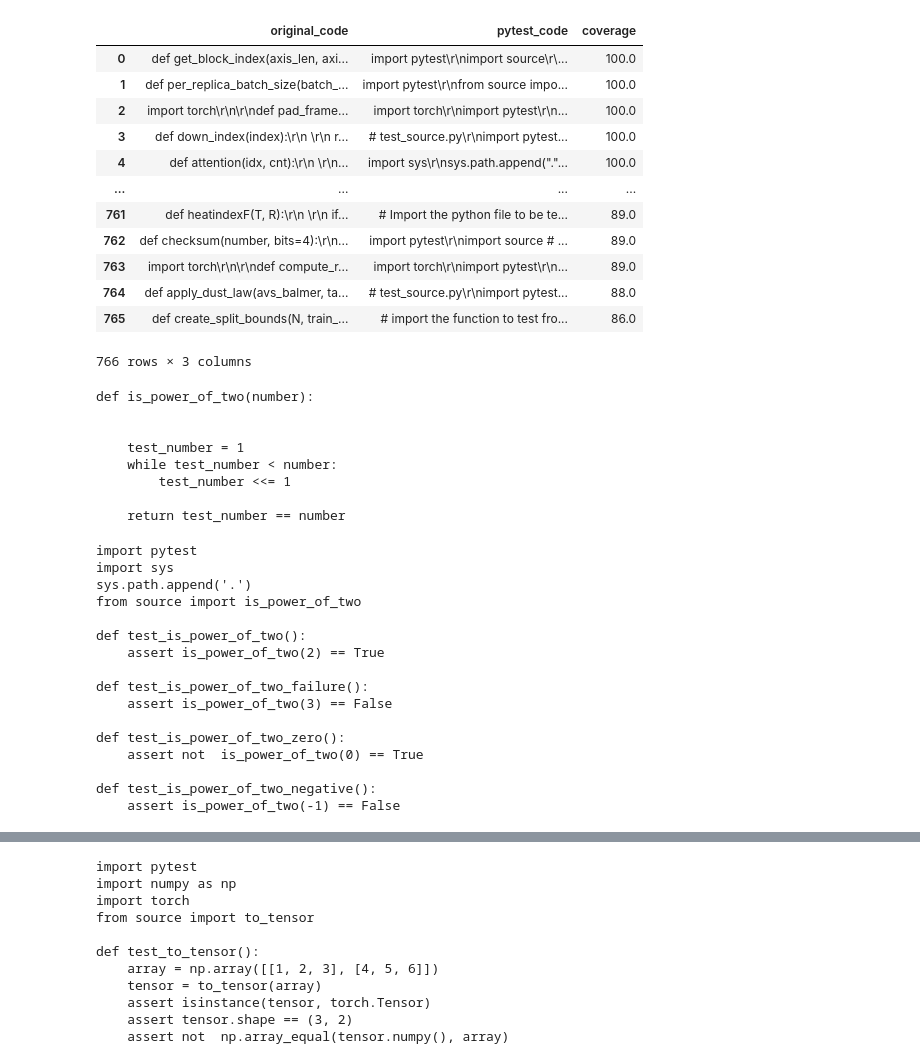
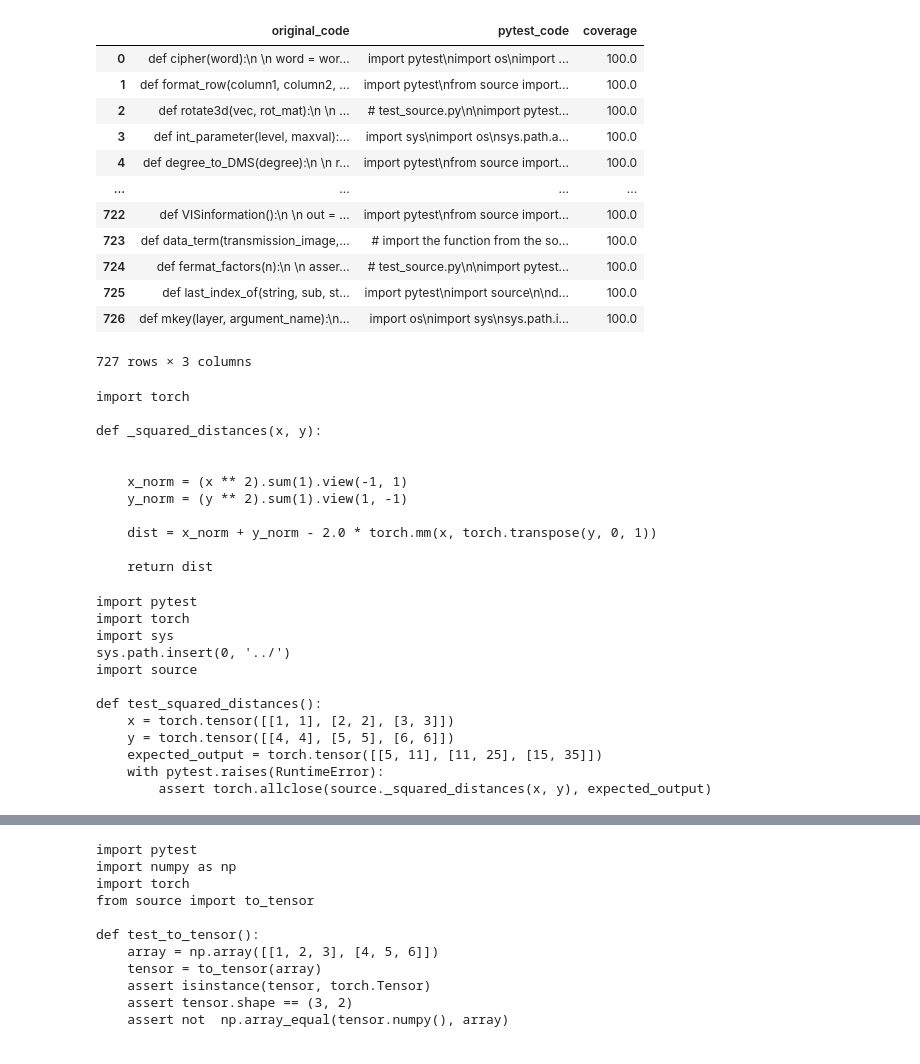
Before and after one commit to popesculuca00/synthetic_pytest_data_generation, a Jupyter notebook: eda_upload_data.ipynb, the cells around one changed output, grey strips where cells are left out. Saved outputs shown, nothing was run; the diff lists cells and outputs as text; code cells hidden in the pictures.

Commit message:
Added more data

```diff
--- a/eda_upload_data.ipynb
+++ b/eda_upload_data.ipynb
@@ -3,52 +3,51 @@ import os
 import numpy as np
 import pandas as pd
 # %%
-df = pd.read_csv("generated/18000_19000_dataset_results.csv")
-df[df.coverage > 85]
+df = pd.read_csv("generated/45000_46000_dataset_results.csv")
+df[df.coverage > 99]
 # %% [output]
 |  | original_code | pytest_code | coverage |
-| 0 | def get_block_index(axis_len, axi... | import pytest\r\nimport source\r\... | 100.0 |
-| 1 | def per_replica_batch_size(batch_... | import pytest\r\nfrom source impo... | 100.0 |
-| 2 | import torch\r\n\r\ndef pad_frame... | import torch\r\nimport pytest\r\n... | 100.0 |
-| 3 | def down_index(index):\r\n \r\n r... | # test_source.py\r\nimport pytest... | 100.0 |
-| 4 | def attention(idx, cnt):\r\n \r\n... | import sys\r\nsys.path.append("."... | 100.0 |
+| 0 | def cipher(word):\n \n word = wor... | import pytest\nimport os\nimport ... | 100.0 |
+| 1 | def format_row(column1, column2, ... | import pytest\nfrom source import... | 100.0 |
+| 2 | def rotate3d(vec, rot_mat):\n \n ... | # test_source.py\n\nimport pytest... | 100.0 |
+| 3 | def int_parameter(level, maxval):... | import sys\nimport os\nsys.path.a... | 100.0 |
+| 4 | def degree_to_DMS(degree):\n \n r... | import pytest\nfrom source import... | 100.0 |
 | ... | ... | ... | ... |
-| 761 | def heatindexF(T, R):\r\n \r\n if... | # Import the python file to be te... | 89.0 |
-| 762 | def checksum(number, bits=4):\r\n... | import pytest\r\nimport source # ... | 89.0 |
-| 763 | import torch\r\n\r\ndef compute_r... | import torch\r\nimport pytest\r\n... | 89.0 |
-| 764 | def apply_dust_law(avs_balmer, ta... | # test_source.py\r\nimport pytest... | 88.0 |
-| 765 | def create_split_bounds(N, train_... | # import the function to test fro... | 86.0 |
+| 722 | def VISinformation():\n \n out = ... | import pytest\nfrom source import... | 100.0 |
+| 723 | def data_term(transmission_image,... | # import the function from the so... | 100.0 |
+| 724 | def fermat_factors(n):\n \n asser... | # test_source.py\n\nimport pytest... | 100.0 |
+| 725 | def last_index_of(string, sub, st... | import pytest\nimport source\n\nd... | 100.0 |
+| 726 | def mkey(layer, argument_name):\n... | import os\nimport sys\nsys.path.i... | 100.0 |
-766 rows × 3 columns
+727 rows × 3 columns
 # %%
-print(df.iloc[626, 0])
+print(df.iloc[333, 0])
 # %% [output]
-def is_power_of_two(number):
+import torch
+
+def _squared_distances(x, y):
 
 
-    test_number = 1
-    while test_number < number:
-        test_number <<= 1
+    x_norm = (x ** 2).sum(1).view(-1, 1)
+    y_norm = (y ** 2).sum(1).view(1, -1)
 
-    return test_number == number
+    dist = x_norm + y_norm - 2.0 * torch.mm(x, torch.transpose(y, 0, 1))
+
+    return dist
 # %%
-print(df.iloc[626, 1])
+print(df.iloc[333, 1])
 # %% [output]
 import pytest
+import torch
 import sys
-sys.path.append('.')
-from source import is_power_of_two
+sys.path.insert(0, '../')
+import source
 
-def test_is_power_of_two():
-    assert is_power_of_two(2) == True
-
-def test_is_power_of_two_failure():
-    assert is_power_of_two(3) == False
-
-def test_is_power_of_two_zero():
-    assert not  is_power_of_two(0) == True
-
-def test_is_power_of_two_negative():
-    assert is_power_of_two(-1) == False
+def test_squared_distances():
+    x = torch.tensor([[1, 1], [2, 2], [3, 3]])
+    y = torch.tensor([[4, 4], [5, 5], [6, 6]])
+    expected_output = torch.tensor([[5, 11], [11, 25], [15, 35]])
+    with pytest.raises(RuntimeError):
+        assert torch.allclose(source._squared_distances(x, y), expected_output)
 # %%
 all = pd.concat(
     [pd.read_csv(f"generated/{file}") for file in os.listdir("generated")]
```
Also changed, not shown: parts of 1 cell of this notebook, 15 other files.
